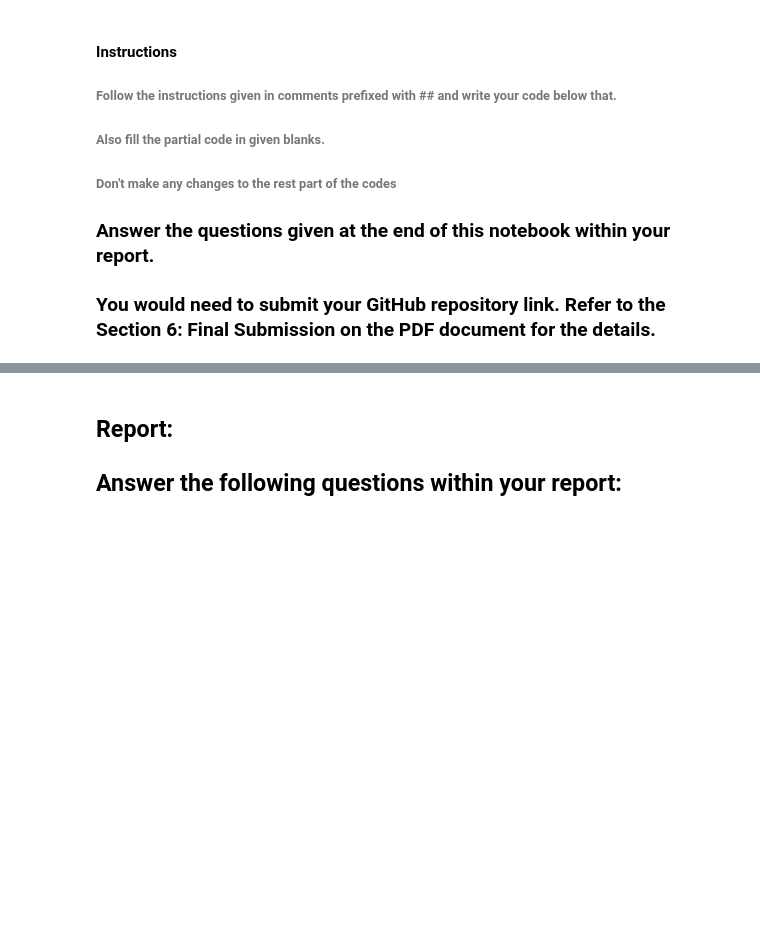
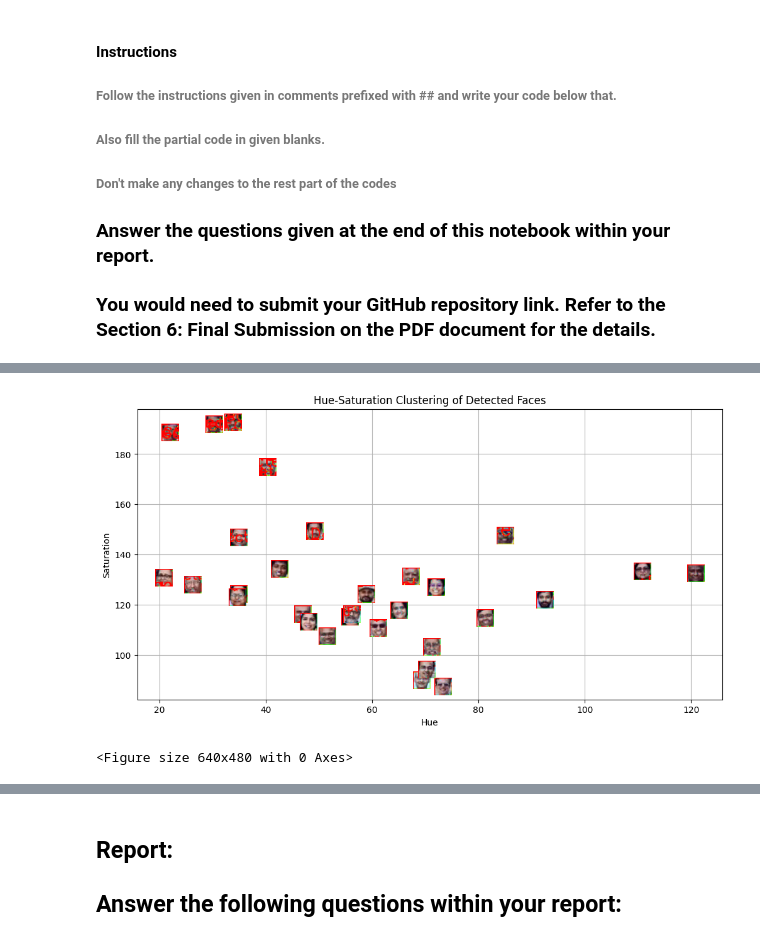
Before and after one commit to lakshitxtyagi/distance_classification_mlpr, a Jupyter notebook: LakshitTyagi_lab5.ipynb, the cells around one changed output, grey strips where cells are left out. Drawn from its saved outputs; the diff is of its cells as text; code cells hidden in the pictures; blank space fills up the shorter version.

```diff
--- a/LakshitTyagi_lab5.ipynb
+++ b/LakshitTyagi_lab5.ipynb
@@ -119,0 +77,42 @@ cv2.destroyAllWindows()
+# %%
+
+from matplotlib.offsetbox import OffsetImage, AnnotationBbox
+# Extract face region features (Hue and Saturation)
+img_hsv = cv2.cvtColor(img, cv2.COLOR_BGR2HSV) ## call the img and convert it from BGR to HSV and store in img_hsv
+hue_saturation = []
+face_images = []  # To store detected face images
+
+for (x, y, w, h) in faces_rect:
+    face = img_hsv[y:y + h, x:x + w]
+    hue = np.mean(face[:, :, 0])
+    saturation = np.mean(face[:, :, 1])
+    hue_saturation.append((hue, saturation))
+    face_images.append(face)
+
+hue_saturation = np.array(hue_saturation)
+
+## Perform k-Means clustering on hue_saturation and store in kmeans
+kmeans = KMeans(n_clusters=3, random_state=0).fit(hue_saturation)
+centroids = kmeans.cluster_centers_
+labels = kmeans.labels_
+
+# Create a figure and axis
+fig, ax = plt.subplots(figsize=(12, 6))
+
+# Plot the clustered faces with custom markers
+for i, (x,y,w,h ) in enumerate(faces_rect):
+    im = OffsetImage(cv2.cvtColor(cv2.resize(face_images[i], (20, 20)), cv2.COLOR_HSV2RGB))
+    ab = AnnotationBbox(im, (hue_saturation[i, 0], hue_saturation[i, 1]), frameon=False, pad=0)
+    ax.add_artist(ab)
+    plt.plot(hue_saturation[i, 0], hue_saturation[i, 1])
+
+
+plt.xlabel('Hue')
+plt.ylabel('Saturation')
+plt.title('Hue-Saturation Clustering of Detected Faces')
+plt.grid(True)
+plt.show()
+wandb.log({"Hue-Saturation Clustering of Detected Faces": wandb.Image(plt)})
+# %% [output]
+[figure, added]
+<Figure size 640x480 with 0 Axes>
```
Also changed, not shown: parts of 7 cells of this notebook.
